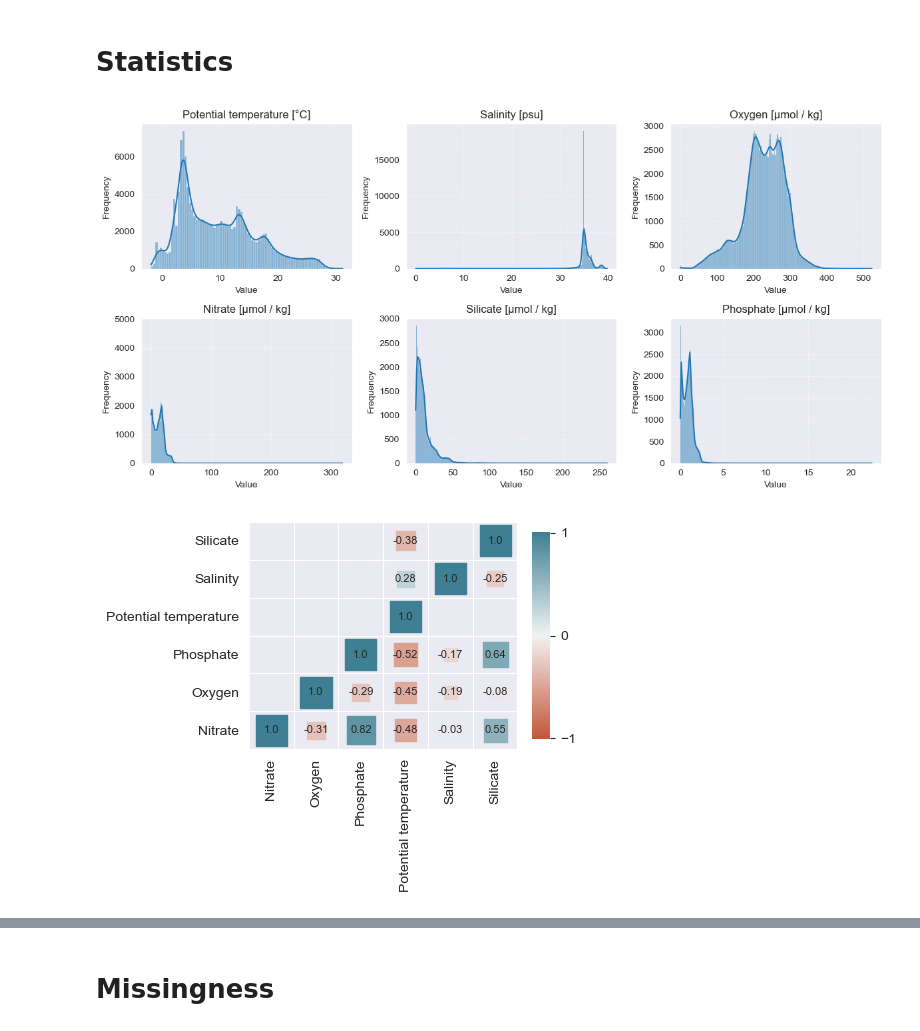
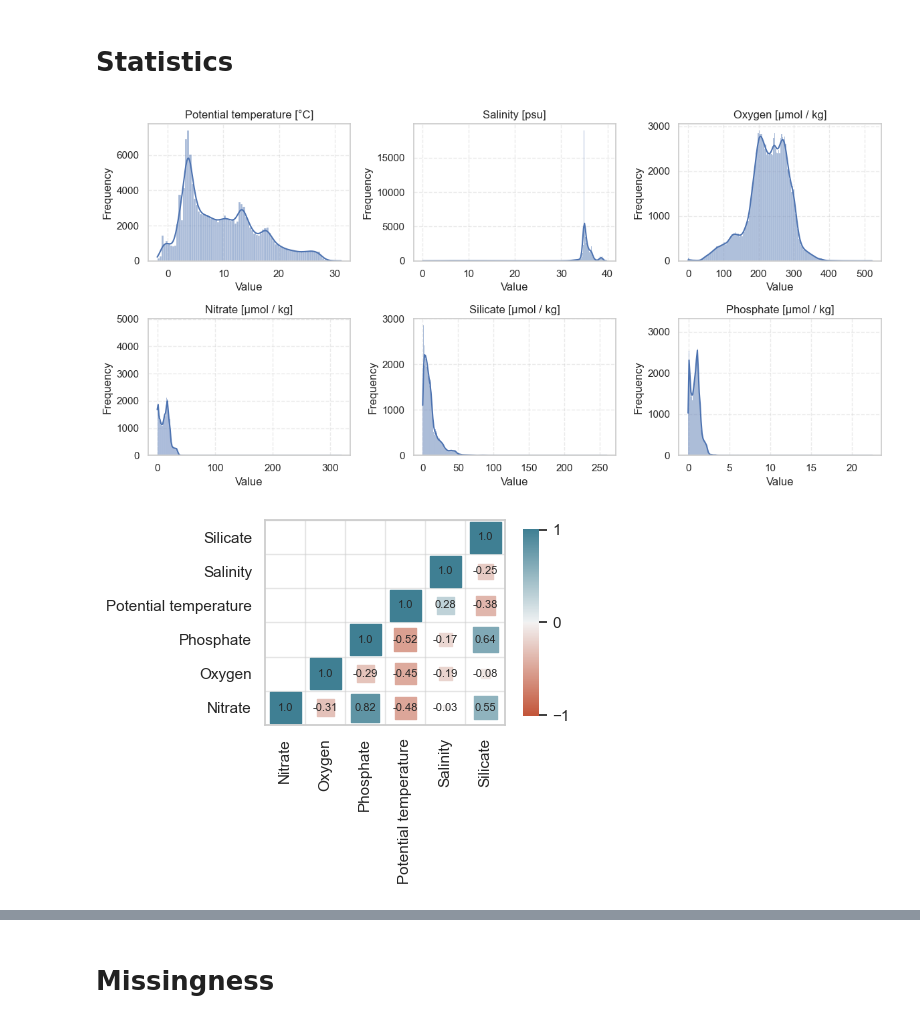
Before and after one commit to y-jenniges/time_imputation, a Jupyter notebook: data_exploration.ipynb, the cells around one changed output, grey strips where cells are left out. Saved outputs shown, nothing was run; the diff lists cells and outputs as text; code cells hidden in the pictures.

```diff
--- a/data_exploration.ipynb
+++ b/data_exploration.ipynb
@@ -1,16 +1,14 @@
 # %%
-import pandas as pd
-import numpy as np
-import gsw
 from pathlib import Path
 import seaborn as sns
 import matplotlib.pyplot as plt
-import matplotlib.colors as colors
 
 import config
-from nn_utils.dataset import load_dataset
-from utils.plotting import animate_depth_panels, plot_histograms, plot_ts, plot_correlations, plot_profile, plot_boxplots, plot_total_missingness, plot_missingness_over_column
+from utils.data import load_dataset
+from utils.plotting import animate_depth_panels, plot_histograms, plot_ts, plot_correlations, plot_profile, plot_boxplots, plot_total_missingness, plot_missingness_over_column, plot_missingness_panels
 from utils.gridding import df_to_gridded_da
+
+sns.set_theme(style="whitegrid")
 # %%
 # Load data
 df = load_dataset()
@@ -21,15 +19,15 @@ col_name_map = {"LEV_M": "Depth [m]", "LONGITUDE": "Longitude [°]", "LATITUDE":
 # Statistics
 # %%
 # Data distribution
-plot_histograms(df, config, save_as=output_dir + "hist_plot.png")
+plot_histograms(df, config, save_as=output_dir + "hist_plot.png", dpi=300)
 plt.show()
 # %% [output]
-[figure, old version]
+[figure, new version]
 # %%
 # Correlations
-plot_correlations(df, config, save_as=output_dir + "corr_plot.png")
+plot_correlations(df, config, save_as=output_dir + "corr_plot.png", dpi=300)
 # %% [output]
-[figure, old version]
+[figure, new version]
 # %%
 # Boxplots
 plot_boxplots(df, config, save_as=output_dir + "boxplot_plot.png", dpi=300)
```
Also changed, not shown: parts of 9 cells of this notebook.
